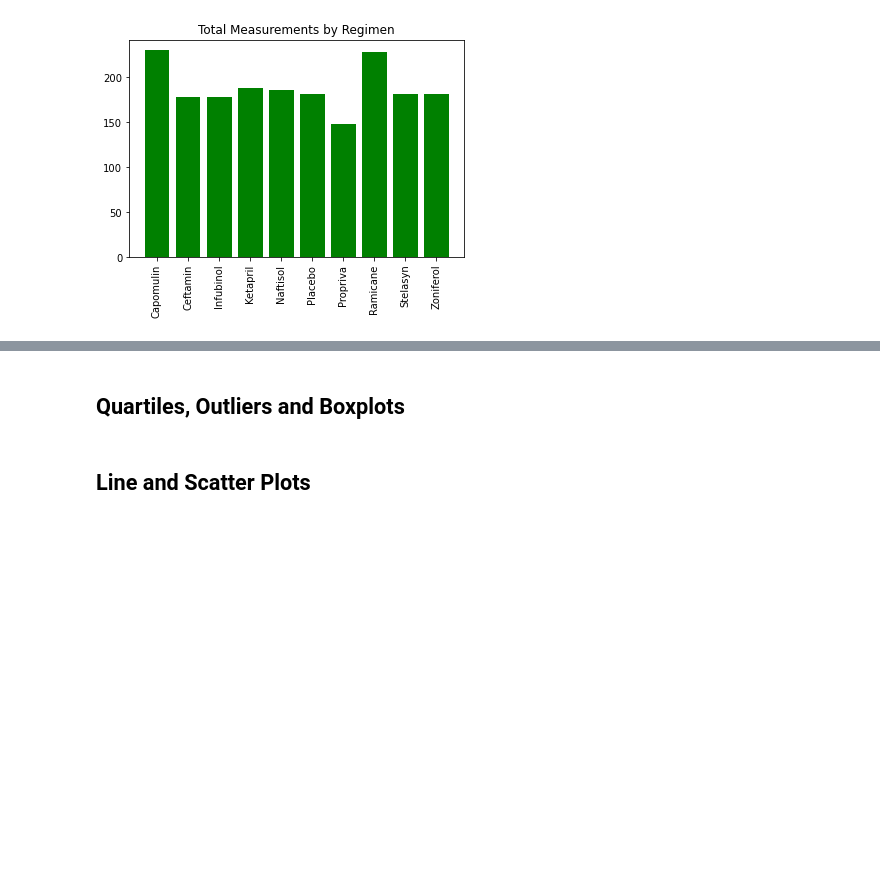
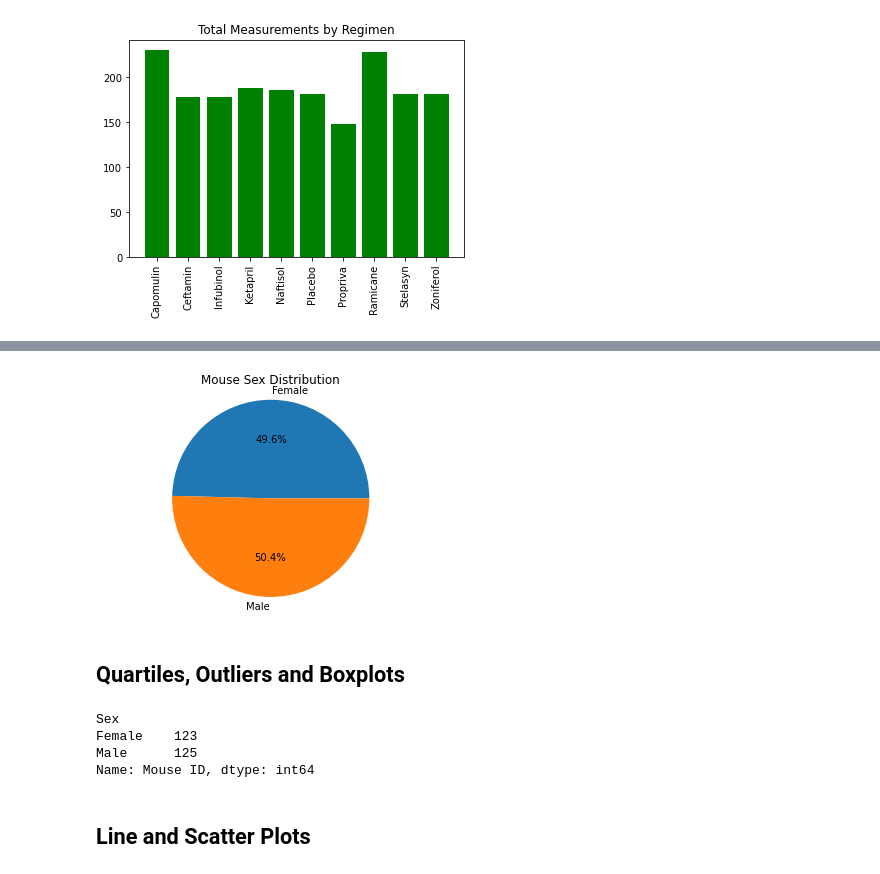
Before and after one commit to migheljackson/matplotlib-challenge, a Jupyter notebook: pymaceuticals_starter.ipynb, the cells around one changed output, grey strips where cells are left out. Cells and saved outputs as stored; diff of their text form; code cells hidden in the pictures; blank space fills up the shorter version.

```diff
--- a/pymaceuticals_starter.ipynb
+++ b/pymaceuticals_starter.ipynb
@@ -247,5 +249,13 @@ plt.show()
 # %%
 # Generate a pie plot showing the distribution of female versus male mice using pyplot
+sex_mouse_count=study_data_clean.groupby("Sex")["Mouse ID"].nunique()
+tick_labels=list(sex_mouse_count.index.values)
+plt.pie(sex_mouse_count,labels=tick_labels,autopct='%1.1f%%')
+plt.title("Mouse Sex Distribution")
+plt.axis("equal")
+plt.show()
+# %% [output]
+[figure, added]
 # %% [markdown]
 ## Quartiles, Outliers and Boxplots
 # %%
@@ -256,6 +266,12 @@ plt.show()
 
 
 # Merge this group df with the original dataframe to get the tumor volume at the last timepoint
+sex_mouse_count
+# %% [output]
+Sex
+Female    123
+Male      125
+Name: Mouse ID, dtype: int64
 # %%
 # Put treatments into a list for for loop (and later for plot labels)
 
```
Also changed, not shown: parts of 2 cells of this notebook.
